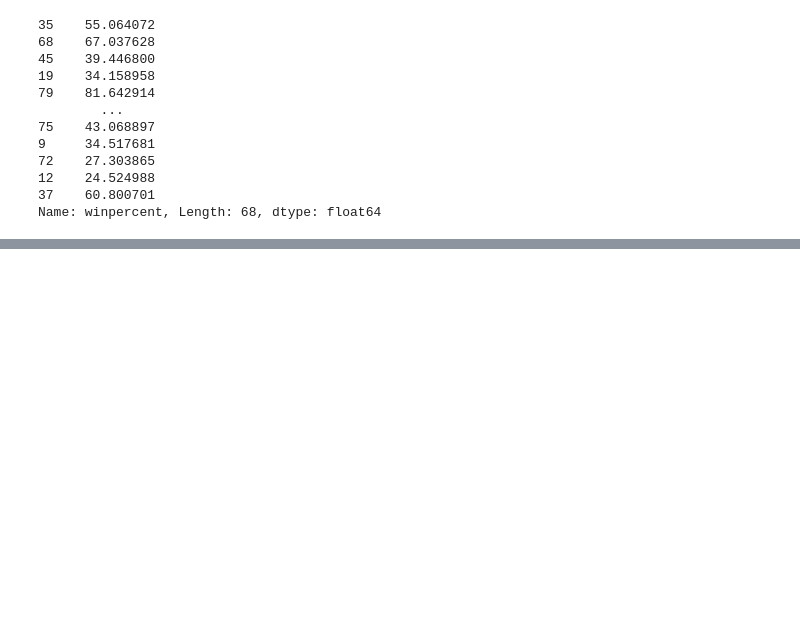
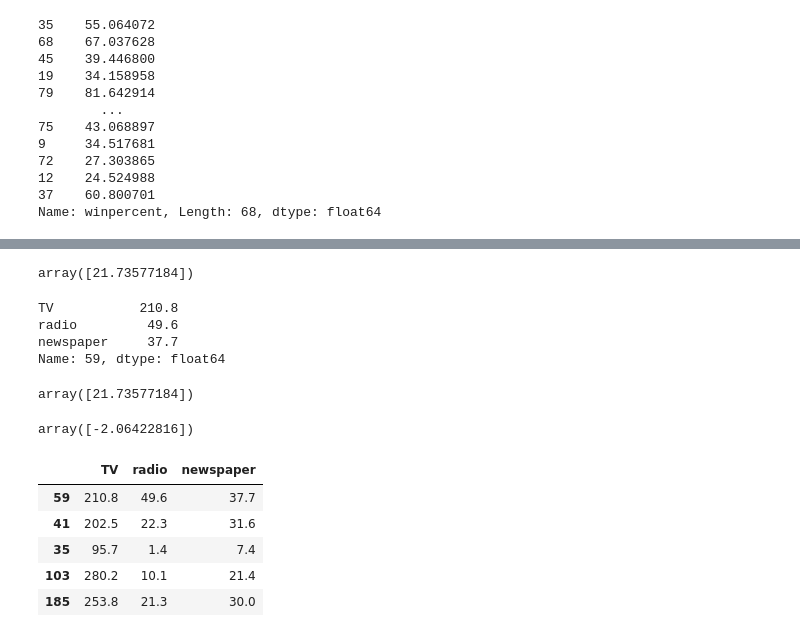
Before and after one commit to URP-DataScience/URP_ML1, a Jupyter notebook: ML Foundation Project.ipynb, the cells around one changed output, grey strips where cells are left out. Saved outputs shown, nothing was run; the diff lists cells and outputs as text; code cells hidden in the pictures; blank space fills up the shorter version.

```diff
--- a/ML Foundation Project.ipynb
+++ b/ML Foundation Project.ipynb
@@ -272,0 +333,28 @@ linreg = LinearRegression()
+# %%
+y_pred
+# %% [output]
+array([21.73577184])
+# %%
+X_test.iloc[0]
+# %% [output]
+TV           210.8
+radio         49.6
+newspaper     37.7
+Name: 59, dtype: float64
+# %%
+linreg.predict([X_test.iloc[0]])
+# %% [output]
+array([21.73577184])
+# %%
+y_pred - y_test.iloc[0]
+# %% [output]
+array([-2.06422816])
+# %%
+X_test.head()
+# %% [output]
+|  | TV | radio | newspaper |
+| 59 | 210.8 | 49.6 | 37.7 |
+| 41 | 202.5 | 22.3 | 31.6 |
+| 35 | 95.7 | 1.4 | 7.4 |
+| 103 | 280.2 | 10.1 | 21.4 |
+| 185 | 253.8 | 21.3 | 30.0 |
```
Also changed, not shown: parts of 16 cells of this notebook.
